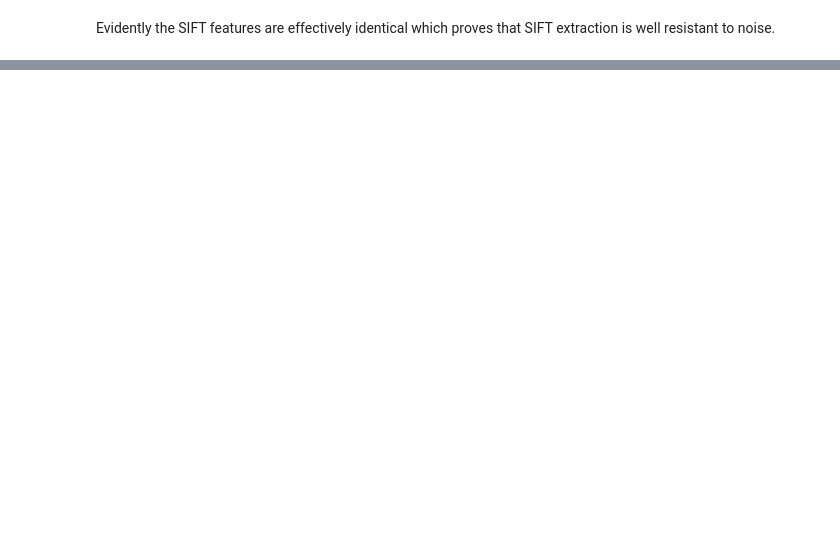
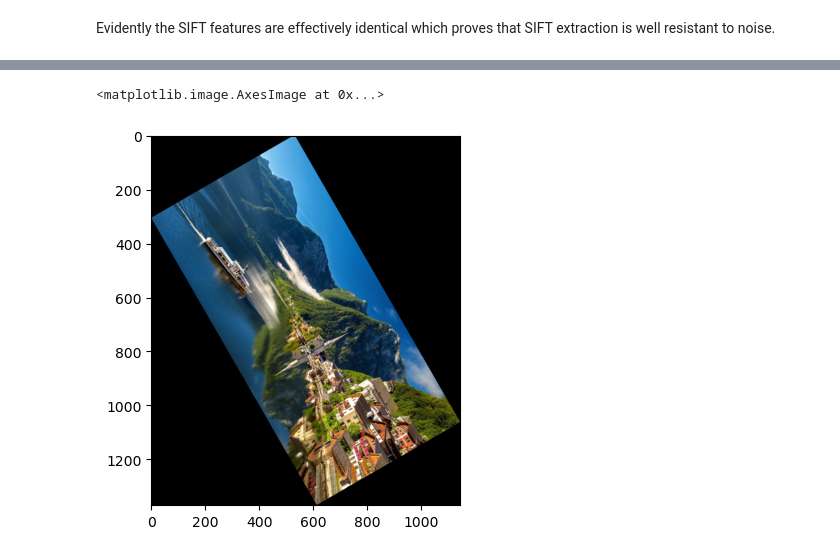
Before and after one commit to Skele-Y/COMP9517, a Jupyter notebook: lab02/lab02.ipynb, the cells around one changed output, grey strips where cells are left out. Drawn from its saved outputs; the diff is of its cells as text; code cells hidden in the pictures; blank space fills up the shorter version.

```diff
--- a/lab02/lab02.ipynb
+++ b/lab02/lab02.ipynb
@@ -92,0 +111,32 @@ Evidently the SIFT features are effectively identical which proves that SIFT ext
+# %%
+# scaling and rotation
+s, r = 1.2, 60
+
+# image dimensions
+h, w = img.shape[:2]
+
+# Calculate the center for rotation
+c = (w // 2, h // 2)
+
+# Create a transformation matrix for scaling and rotation
+M = cv2.getRotationMatrix2D(c, -r, s)
+
+# Calculate the sine and cosine of the angle for rotation
+cos_theta = np.abs(M[0, 0])
+sin_theta = np.abs(M[0, 1])
+
+# Calculate new dimensions to accommodate the rotated image
+new_w = int((h * sin_theta) + (w * cos_theta))
+new_h = int((h * cos_theta) + (w * sin_theta))
+
+# Update the rotation matrix to consider resizing
+M[0, 2] += (new_w / 2) - (w / 2)
+M[1, 2] += (new_h / 2) - (h / 2)
+
+# Apply transformation
+imgTrans = cv2.warpAffine(img, M, (new_w, new_h))
+
+plt.imshow(imgTrans)
+# %% [output]
+<matplotlib.image.AxesImage at 0x...>
+[figure, added]
```
Also changed, not shown: parts of 7 cells of this notebook.
